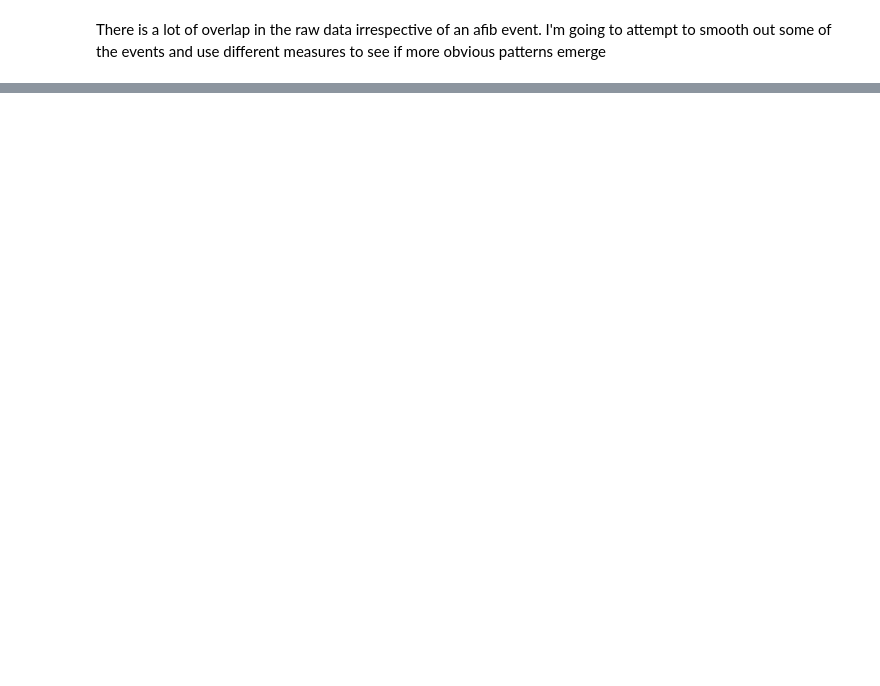
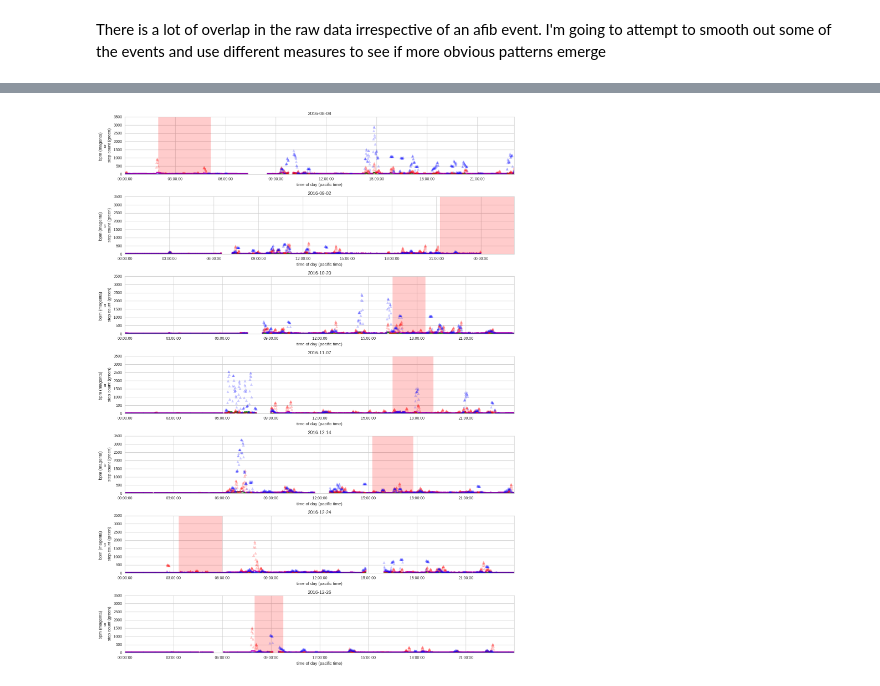
Before and after one commit to brycemcd/heart-rate-analysis, a Jupyter notebook: BAM-2017-01-11-afib-detection-test-user.ipynb, the cells around one changed output, grey strips where cells are left out. Drawn from its saved outputs; the diff is of its cells as text; code cells hidden in the pictures; blank space fills up the shorter version.

```diff
--- a/BAM-2017-01-11-afib-detection-test-user.ipynb
+++ b/BAM-2017-01-11-afib-detection-test-user.ipynb
@@ -159,0 +238,40 @@ There is a lot of overlap in the raw data irrespective of an afib event. I'm goi
+# %%
+var_window = '10min'
+variances = comb_journals[['heart_dttm', 'bpm', 'steps']].rolling(window=var_window, on='heart_dttm').var()
+# TODO: I've confirmed this time difference is 10 minutes = 600 seconds but it's not clear why values for the variance
+# would be set in the sencond cell. I would have expected cell 9 to have the first value on a window of 10 minutes
+# window = 10 is not the same as window = 10min
+
+variances.rename(columns={'bpm' : 'bpm_var', 'steps' : 'step_var'}, inplace=True)
+variances.fillna(0, inplace=True)
+#event_day.set_index('heart_dttm').head()
+#variances.set_index('heart_dttm').head()
+with_vars = comb_journals.set_index('heart_dttm').join(variances.set_index('heart_dttm'), rsuffix="_doop").reset_index()
+# %%
+# try plotting the above for each event
+
+# set up subplots
+i = 0
+total_subplots = len(episode_log)
+f, axarr = plt.subplots(total_subplots, sharey=True, figsize=(15, 20))
+
+for event in episode_log:
+    event_d = with_vars[ comb_journals['journal_date'] == pd.to_datetime(event[0]).date()]
+    axarr[i].plot(event_d['heart_dttm'], event_d['bpm'], 'm.', alpha=0.5)
+    axarr[i].plot(event_d['heart_dttm'], event_d['steps'], 'g.', alpha=0.5)
+
+    axarr[i].axvspan(event[0], event[1], color='red', alpha=0.2)
+
+    axarr[i].plot(event_d['heart_dttm'], event_d['bpm_var'], 'r^', alpha=0.2)
+    axarr[i].plot(event_d['heart_dttm'], event_d['step_var'], 'b^', alpha=0.2)
+
+    axarr[i].set_title(pd.to_datetime(event[0]).date())
+    axarr[i].set_ylabel('bpm (magenta) \n or \n step count (green)')
+    axarr[i].set_xlabel('time of day (pacific time)')
+    i = i + 1
+
+
+plt.tight_layout(pad=0.0, h_pad=1.0)
+plt.show()
+# %% [output]
+[figure, added]
```
Also changed, not shown: parts of 11 cells of this notebook.
